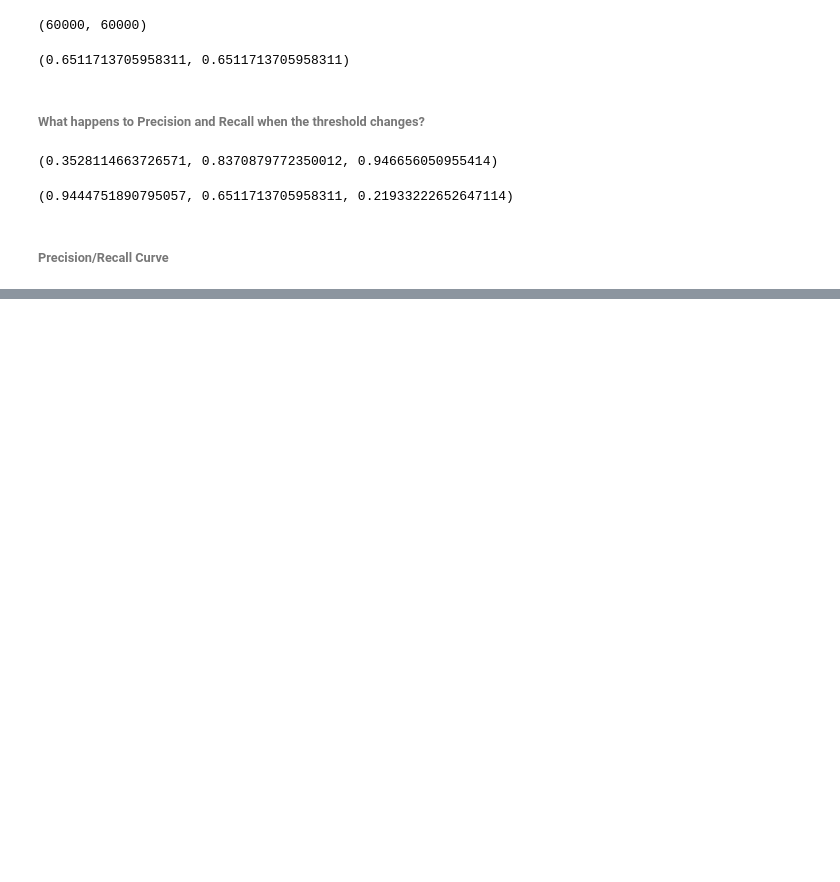
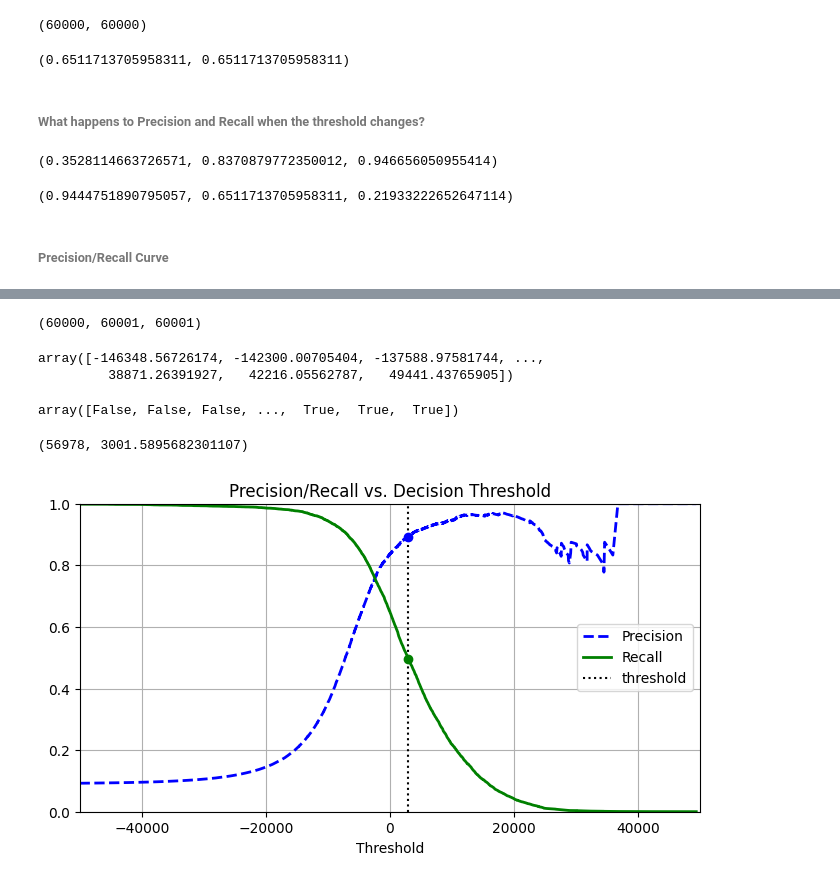
Before and after one commit to PaulToronto/Hands-on-Maching-Learning-Book, a Jupyter notebook: 3_Classification.ipynb, the cells around one changed output, grey strips where cells are left out. Cells and saved outputs as stored; diff of their text form; code cells hidden in the pictures; blank space fills up the shorter version.

```diff
--- a/3_Classification.ipynb
+++ b/3_Classification.ipynb
@@ -532,0 +613,40 @@ thresholds = np.linspace(-50_000, 50_000, 100)
+# %%
+# from sklearn.metrics import precision_recall_curve
+# only works for a BINARY classifier
+
+precisions, recalls, thresholds = precision_recall_curve(y_train_5, y_scores)
+# %%
+len(thresholds), len(recalls), len(precisions)
+# %% [output]
+(60000, 60001, 60001)
+# %%
+thresholds
+# %% [output]
+array([-146348.56726174, -142300.00705404, -137588.97581744, ...,
+         38871.26391927,   42216.05562787,   49441.43765905])
+# %%
+thresholds >= threshold
+# %% [output]
+array([False, False, False, ...,  True,  True,  True])
+# %%
+(thresholds >= threshold).argmax(), thresholds[(thresholds >= threshold).argmax()]
+# %% [output]
+(56978, 3001.5895682301107)
+# %%
+plt.figure(figsize=(8, 4))
+plt.plot(thresholds, precisions[:-1], 'b--', label='Precision', linewidth=2)
+plt.plot(thresholds, recalls[:-1], 'g-', label='Recall', linewidth=2)
+plt.vlines(threshold, 0, 1.0, 'k', 'dotted', label='threshold')
+
+idx = (thresholds > threshold).argmax()
+plt.plot(thresholds[idx], precisions[idx], 'bo')
+plt.plot(thresholds[idx], recalls[idx], 'go')
+
+plt.axis([-50_000, 50_000, 0, 1])
+plt.title('Precision/Recall vs. Decision Threshold')
+plt.xlabel('Threshold')
+plt.grid()
+plt.legend(loc='center right')
+plt.show()
+# %% [output]
+[figure, added]
```
Also changed, not shown: parts of 25 cells of this notebook.
